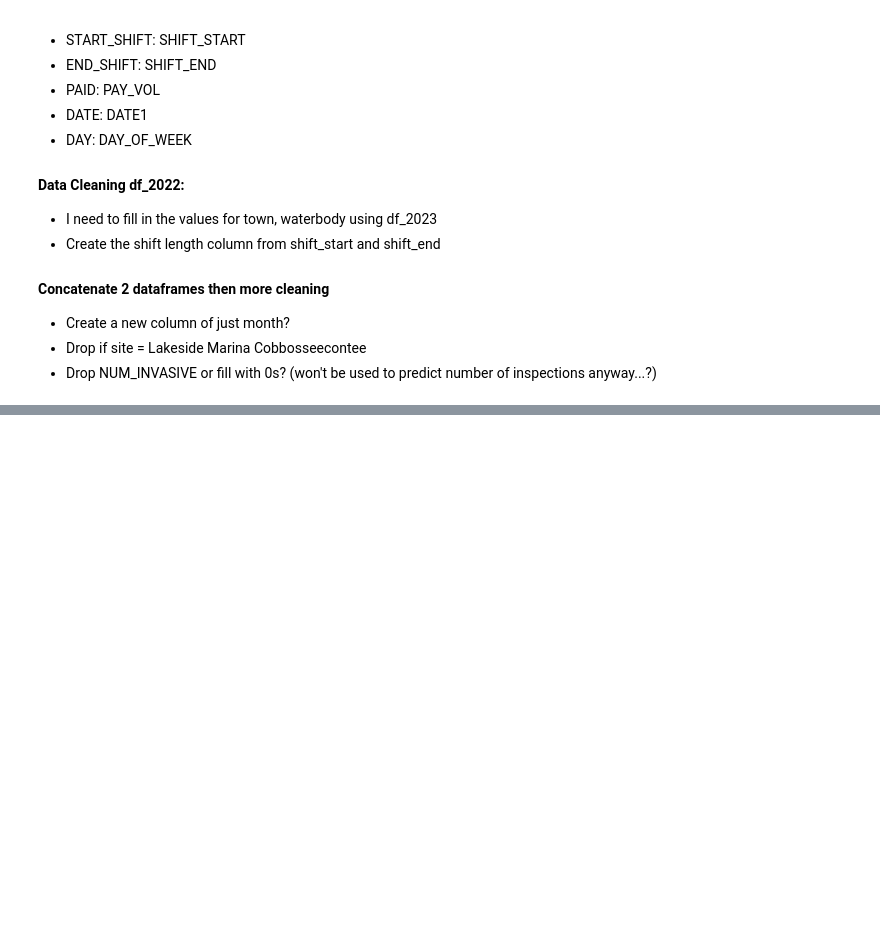
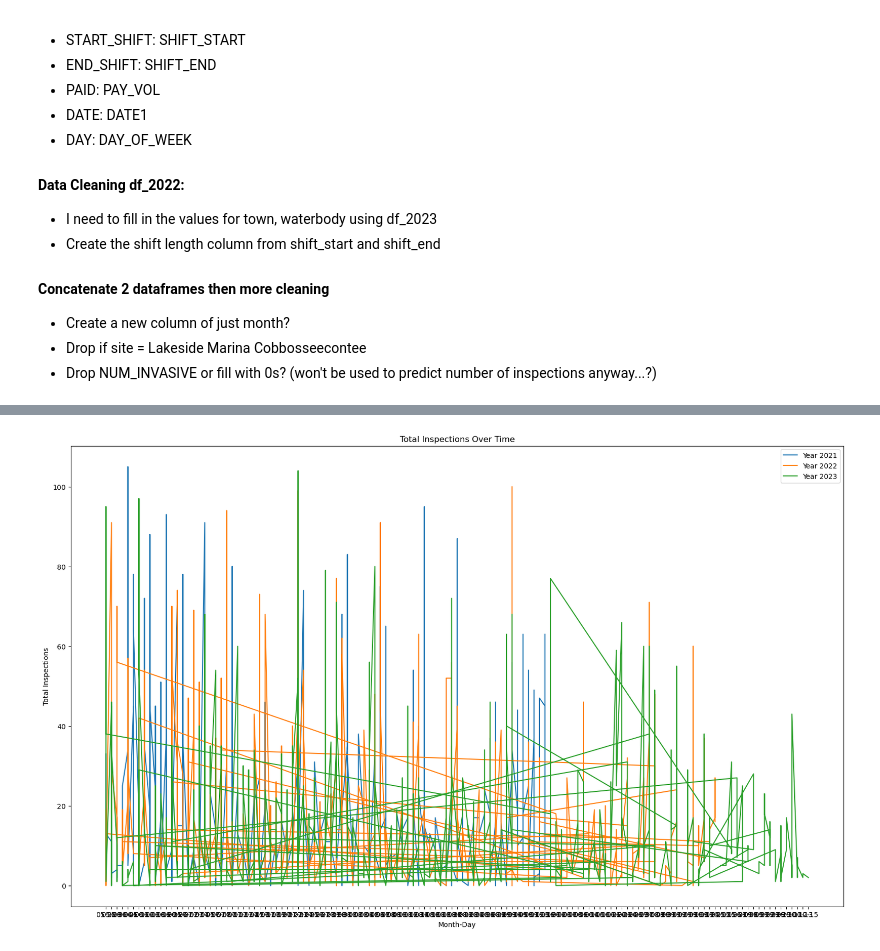
Before and after one commit to kellsweig/FOCW-Project, a Jupyter notebook: Data Cleaning & EDA.ipynb, the cells around one changed output, grey strips where cells are left out. Saved outputs shown, nothing was run; the diff lists cells and outputs as text; code cells hidden in the pictures; blank space fills up the shorter version.

```diff
--- a/Data Cleaning & EDA.ipynb
+++ b/Data Cleaning & EDA.ipynb
@@ -103,0 +426,16 @@ dtype: int64
+# %%
+plt.figure(figsize=(20, 12))
+
+shift_df.sort_values('DATE', inplace=True)
+
+for year in shift_df['DATE'].dt.year.unique():
+    subset_df = shift_df[shift_df['DATE'].dt.year == year]
+    plt.plot(subset_df['DATE'].dt.strftime('%m-%d'), subset_df['TOTALINSP'], label=f'Year {year}')
+
+plt.title('Total Inspections Over Time')
+plt.xlabel('Month-Day')
+plt.ylabel('Total Inspections')
+plt.legend()
+plt.show()
+# %% [output]
+[figure, added]
```
Also changed, not shown: parts of 51 cells of this notebook, 6 other files.
